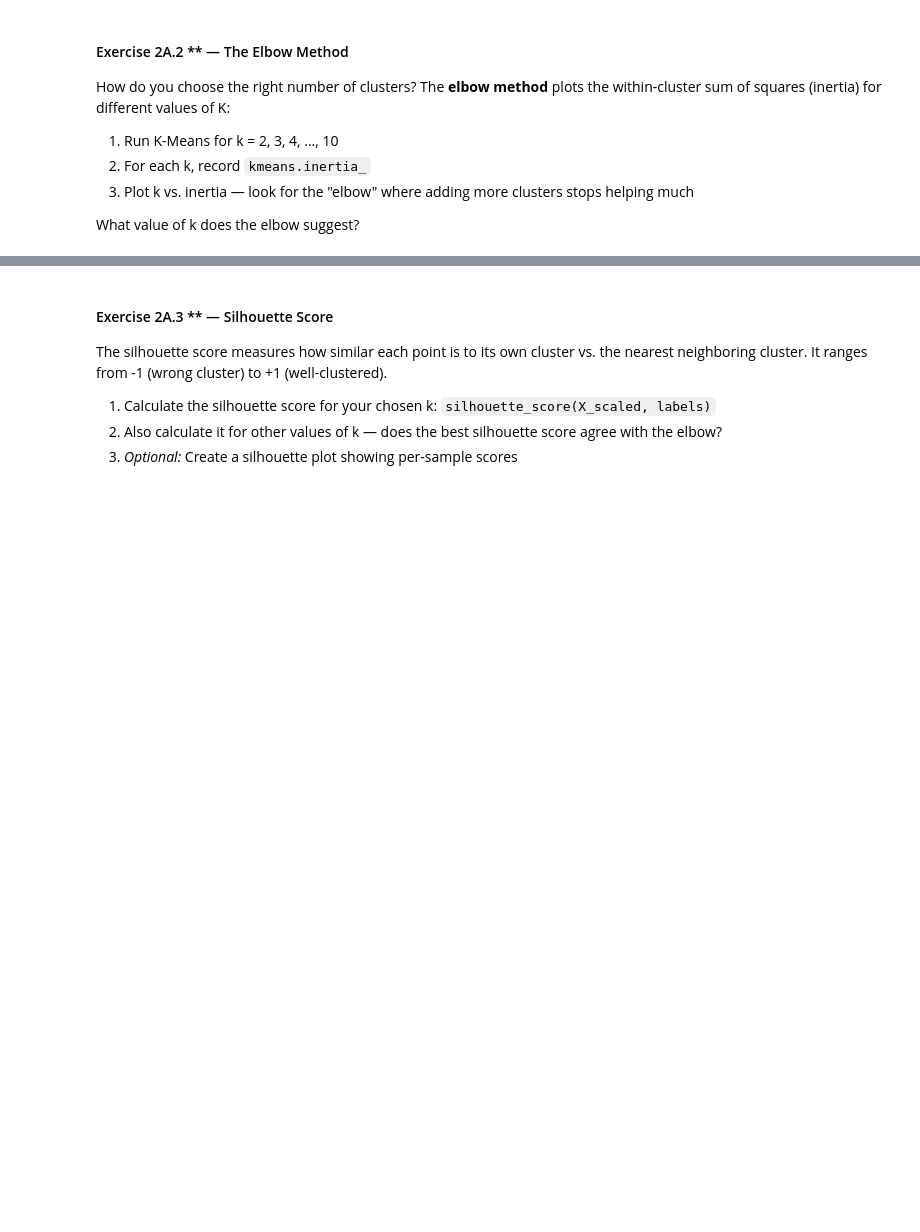
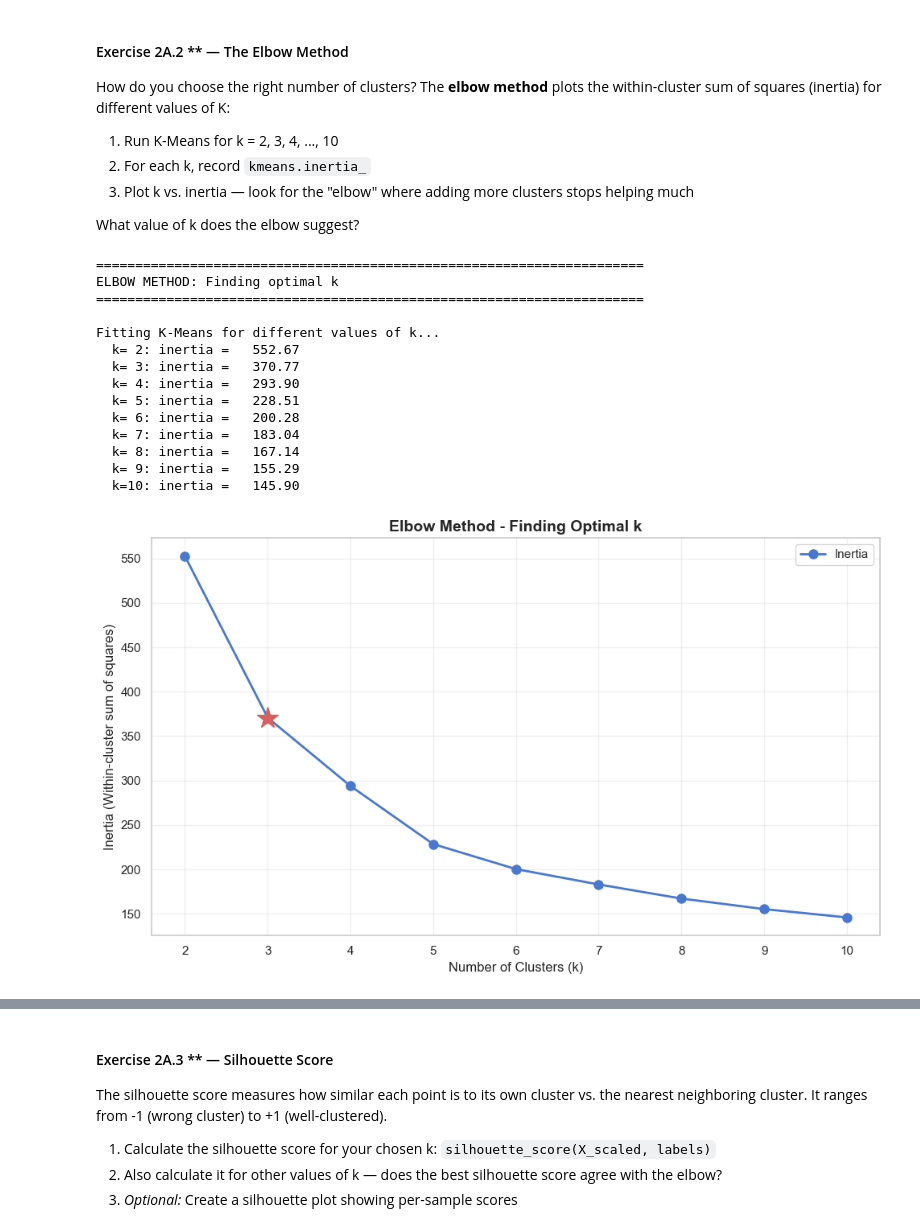
Before and after one commit to Gson99/Workshop-UML, a Jupyter notebook: unsupervised_ml_workshop.ipynb, the cells around one changed output, grey strips where cells are left out. Saved outputs shown, nothing was run; the diff lists cells and outputs as text; code cells hidden in the pictures; blank space fills up the shorter version.

```diff
--- a/unsupervised_ml_workshop.ipynb
+++ b/unsupervised_ml_workshop.ipynb
@@ -492,0 +569,73 @@ What value of k does the elbow suggest?
+# %%
+# Exercise 2A.2: The Elbow Method
+
+print("=" * 70)
+print("ELBOW METHOD: Finding optimal k")
+print("=" * 70)
+
+# 1. Run K-Means for k = 2 to 10 and record inertia
+inertias = []
+k_values = range(2, 11)
+
+print("\nFitting K-Means for different values of k...")
+for k in k_values:
+    kmeans_temp = KMeans(n_clusters=k, random_state=42, n_init=10)
+    kmeans_temp.fit(X_scaled)
+    inertias.append(kmeans_temp.inertia_)
+    print(f"  k={k:2d}: inertia = {kmeans_temp.inertia_:8.2f}")
+
+# 2. Plot k vs. inertia to visualize the elbow
+fig, ax = plt.subplots(figsize=(10, 6))
+
+ax.plot(k_values, inertias, 'bo-', linewidth=2, markersize=8, label='Inertia')
+ax.set_xlabel('Number of Clusters (k)', fontsize=12)
+ax.set_ylabel('Inertia (Within-cluster sum of squares)', fontsize=12)
+ax.set_title('Elbow Method - Finding Optimal k', fontsize=14, fontweight='bold')
+ax.grid(True, alpha=0.3)
+ax.legend(fontsize=11)
+
+# Highlight our initial choice (k=3)
+ax.plot(3, inertias[1], 'r*', markersize=20, label='Our choice (k=3)', zorder=5)
+
+plt.tight_layout()
+plt.show()
+
+# 3. Analysis of the elbow
+print("\n" + "=" * 70)
+print("ANALYSIS:")
+print("=" * 70)
+print("""
+The "elbow" is where the inertia decrease starts to slow down.
+This suggests a good trade-off between model complexity and fit.
+
+In the plot above:
+- Sharp decrease from k=2 to k=3 or k=4
+- Gradual decrease after that
+→ The elbow appears around k=3 or k=4
+
+Our initial choice of k=3 is reasonable!
+""")
+
+# Calculate the rate of decrease (difference between consecutive k values)
+differences = [inertias[i] - inertias[i+1] for i in range(len(inertias)-1)]
+print("\nInertia decrease per additional cluster:")
+for i, (k, diff) in enumerate(zip(list(k_values)[:-1], differences)):
+    print(f"  k={k} → k={k+1}: decrease of {diff:6.2f}")
+
+print("\n✓ Exercise 2A.2 complete!")
+# %% [output]
+======================================================================
+ELBOW METHOD: Finding optimal k
+======================================================================
+
+Fitting K-Means for different values of k...
+  k= 2: inertia =   552.67
+  k= 3: inertia =   370.77
+  k= 4: inertia =   293.90
+  k= 5: inertia =   228.51
+  k= 6: inertia =   200.28
+  k= 7: inertia =   183.04
+  k= 8: inertia =   167.14
+  k= 9: inertia =   155.29
+  k=10: inertia =   145.90
+[figure, added]
```
Also changed, not shown: parts of 9 cells of this notebook.
